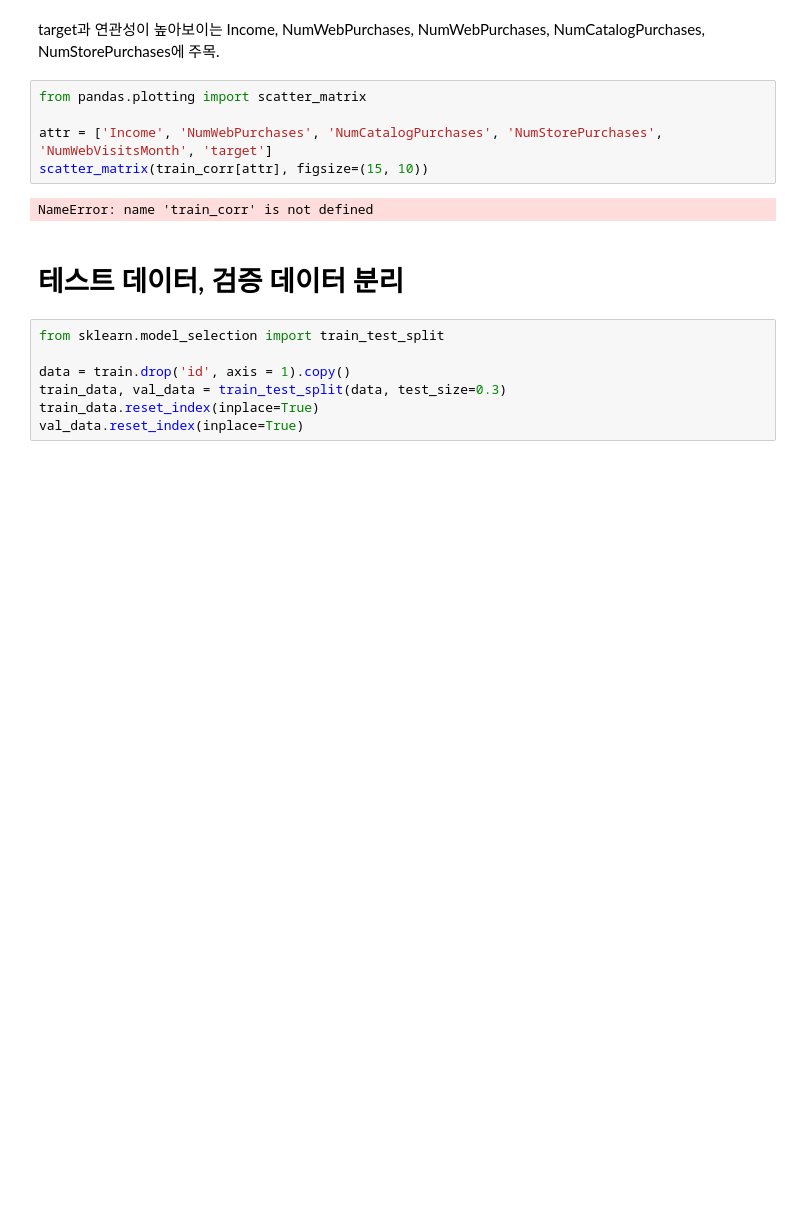
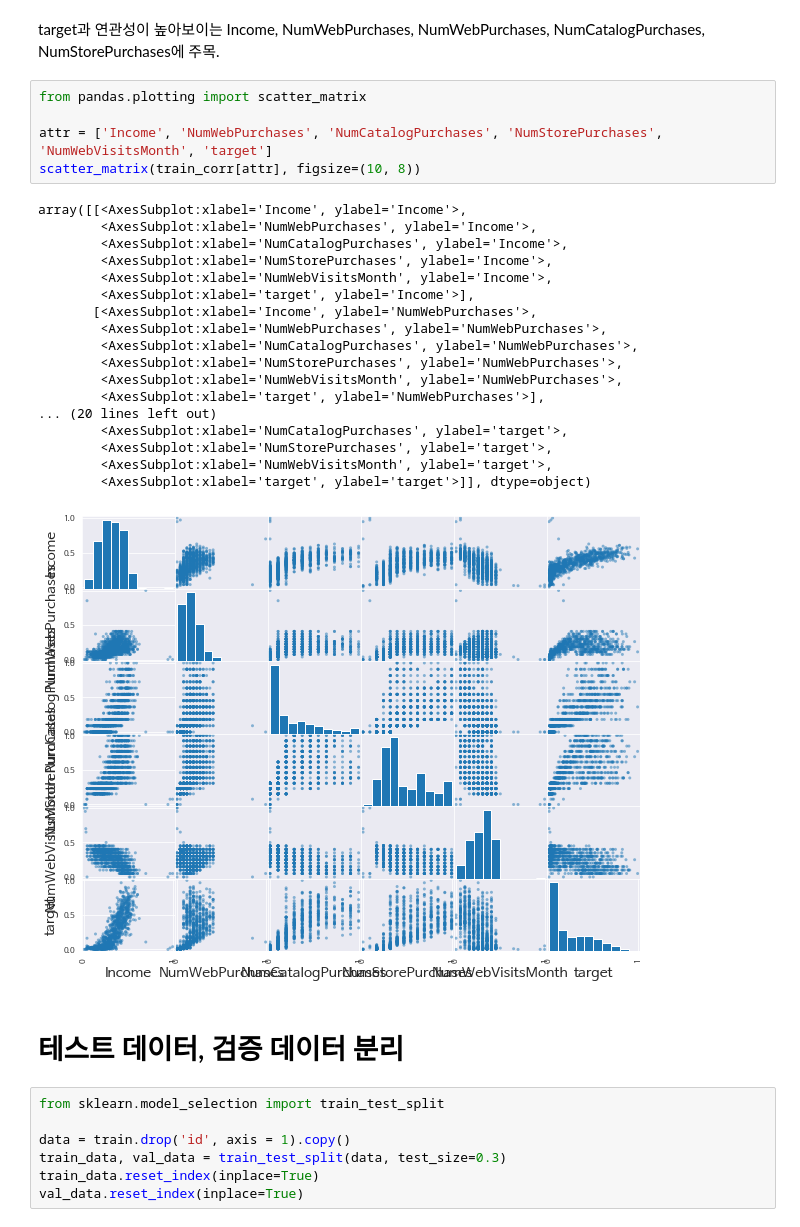
Before and after one commit to EVAN96KWON/dacon_basic_1, a Jupyter notebook: notebooks/dacon_1.ipynb, the cells around one changed output. Saved outputs shown, nothing was run; the diff lists cells and outputs as text; blank space fills up the shorter version.

```diff
--- a/notebooks/dacon_1.ipynb
+++ b/notebooks/dacon_1.ipynb
@@ -162,10 +252,27 @@ target과 연관성이 높아보이는 Income, NumWebPurchases, NumWebPurchases,
 # %%
 from pandas.plotting import scatter_matrix
 
 attr = ['Income', 'NumWebPurchases', 'NumCatalogPurchases', 'NumStorePurchases', 'NumWebVisitsMonth', 'target']
-scatter_matrix(train_corr[attr], figsize=(15, 10))
+scatter_matrix(train_corr[attr], figsize=(10, 8))
 # %% [output]
-NameError: name 'train_corr' is not defined
+array([[<AxesSubplot:xlabel='Income', ylabel='Income'>,
+        <AxesSubplot:xlabel='NumWebPurchases', ylabel='Income'>,
+        <AxesSubplot:xlabel='NumCatalogPurchases', ylabel='Income'>,
+        <AxesSubplot:xlabel='NumStorePurchases', ylabel='Income'>,
+        <AxesSubplot:xlabel='NumWebVisitsMonth', ylabel='Income'>,
+        <AxesSubplot:xlabel='target', ylabel='Income'>],
+       [<AxesSubplot:xlabel='Income', ylabel='NumWebPurchases'>,
+        <AxesSubplot:xlabel='NumWebPurchases', ylabel='NumWebPurchases'>,
+        <AxesSubplot:xlabel='NumCatalogPurchases', ylabel='NumWebPurchases'>,
+        <AxesSubplot:xlabel='NumStorePurchases', ylabel='NumWebPurchases'>,
+        <AxesSubplot:xlabel='NumWebVisitsMonth', ylabel='NumWebPurchases'>,
+        <AxesSubplot:xlabel='target', ylabel='NumWebPurchases'>],
+... (20 lines left out)
+        <AxesSubplot:xlabel='NumCatalogPurchases', ylabel='target'>,
+        <AxesSubplot:xlabel='NumStorePurchases', ylabel='target'>,
+        <AxesSubplot:xlabel='NumWebVisitsMonth', ylabel='target'>,
+        <AxesSubplot:xlabel='target', ylabel='target'>]], dtype=object)
+[figure, added]
 # %% [markdown]
 # 테스트 데이터, 검증 데이터 분리
 # %%
```
Also changed, not shown: parts of 35 cells of this notebook, 1 other file.
